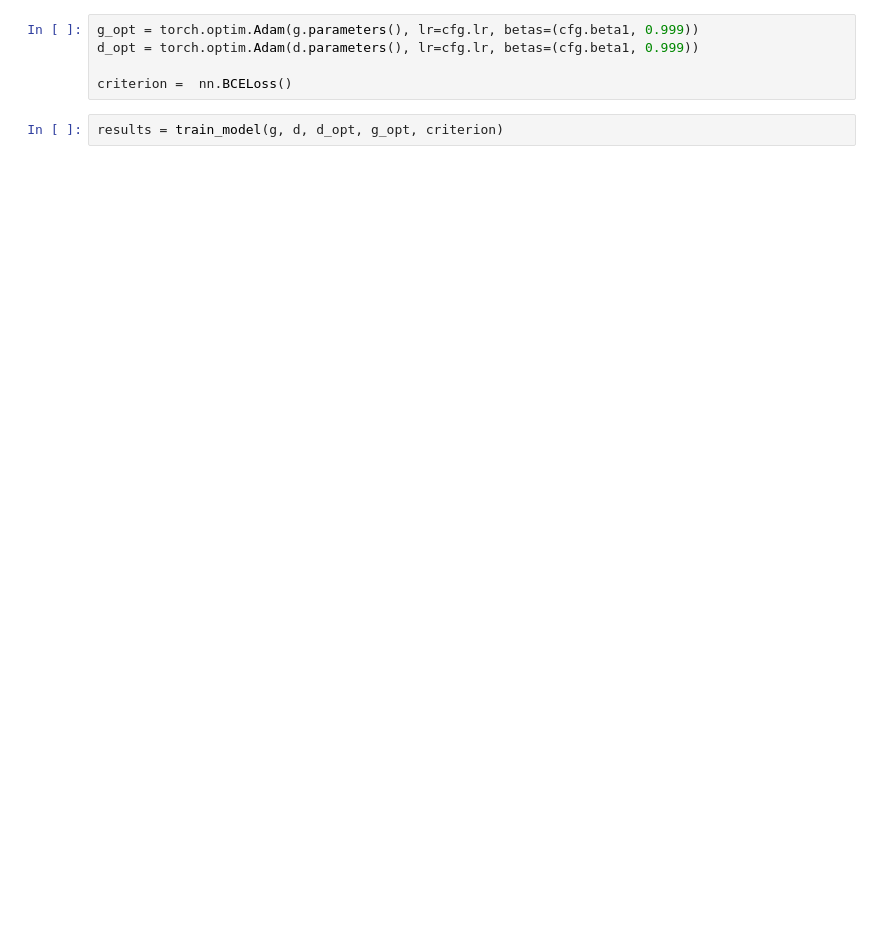
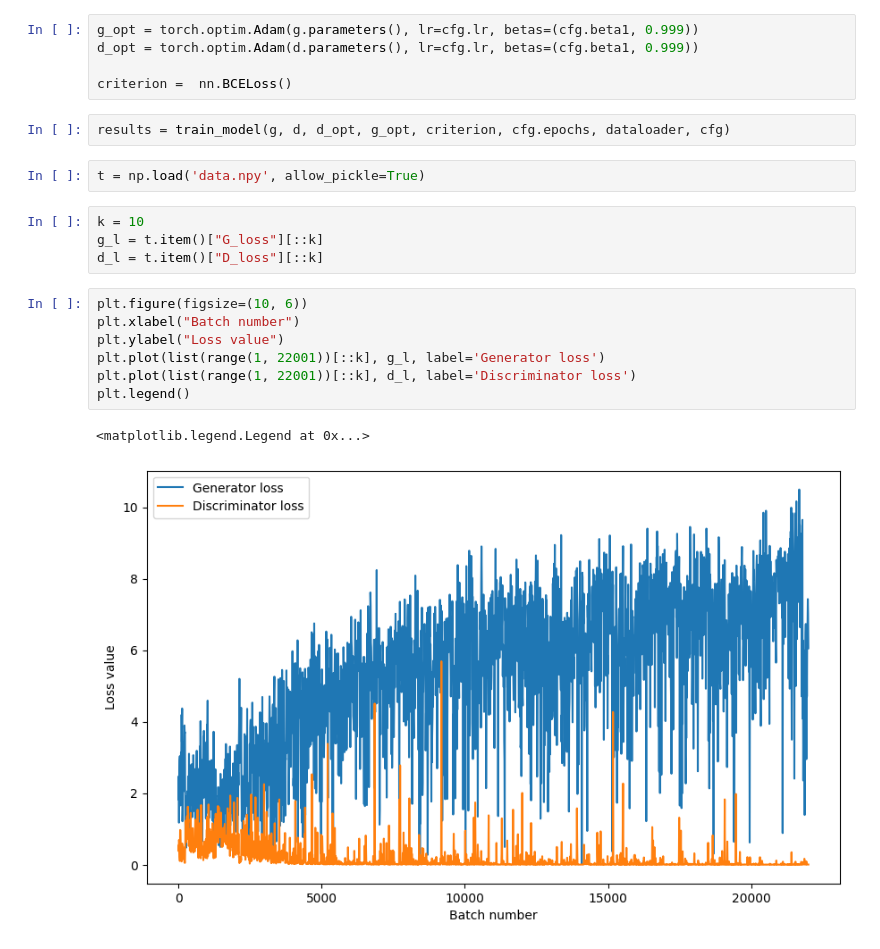
Before and after one commit to IOBananaOI/Anime-faces-generation-using-SAGAN, a Jupyter notebook: main.ipynb, the cells around one changed output. Drawn from its saved outputs; the diff is of its cells as text; blank space fills up the shorter version.

Commit message:
First model's results

```diff
--- a/main.ipynb
+++ b/main.ipynb
@@ -53,4 +85,20 @@ d_opt = torch.optim.Adam(d.parameters(), lr=cfg.lr, betas=(cfg.beta1, 0.999))
 
 criterion =  nn.BCELoss()
 # %%
-results = train_model(g, d, d_opt, g_opt, criterion)
+results = train_model(g, d, d_opt, g_opt, criterion, cfg.epochs, dataloader, cfg)
+# %%
+t = np.load('data.npy', allow_pickle=True)
+# %%
+k = 10
+g_l = t.item()["G_loss"][::k]
+d_l = t.item()["D_loss"][::k]
+# %%
+plt.figure(figsize=(10, 6))
+plt.xlabel("Batch number")
+plt.ylabel("Loss value")
+plt.plot(list(range(1, 22001))[::k], g_l, label='Generator loss')
+plt.plot(list(range(1, 22001))[::k], d_l, label='Discriminator loss')
+plt.legend()
+# %% [output]
+<matplotlib.legend.Legend at 0x...>
+[figure, added]
```
Also changed, not shown: parts of 12 cells of this notebook, 9 other files.
